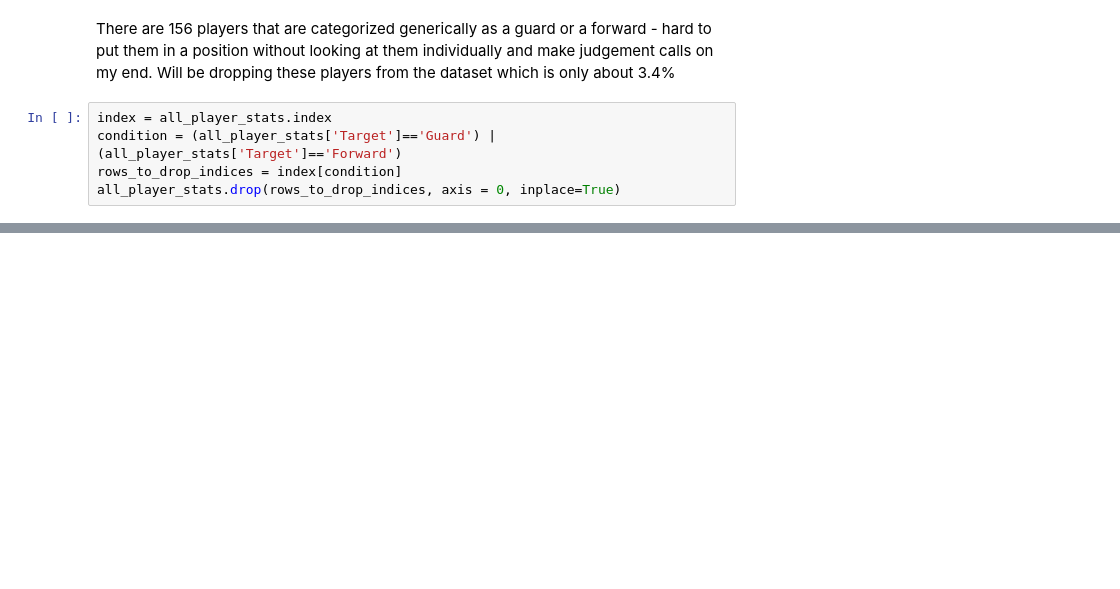
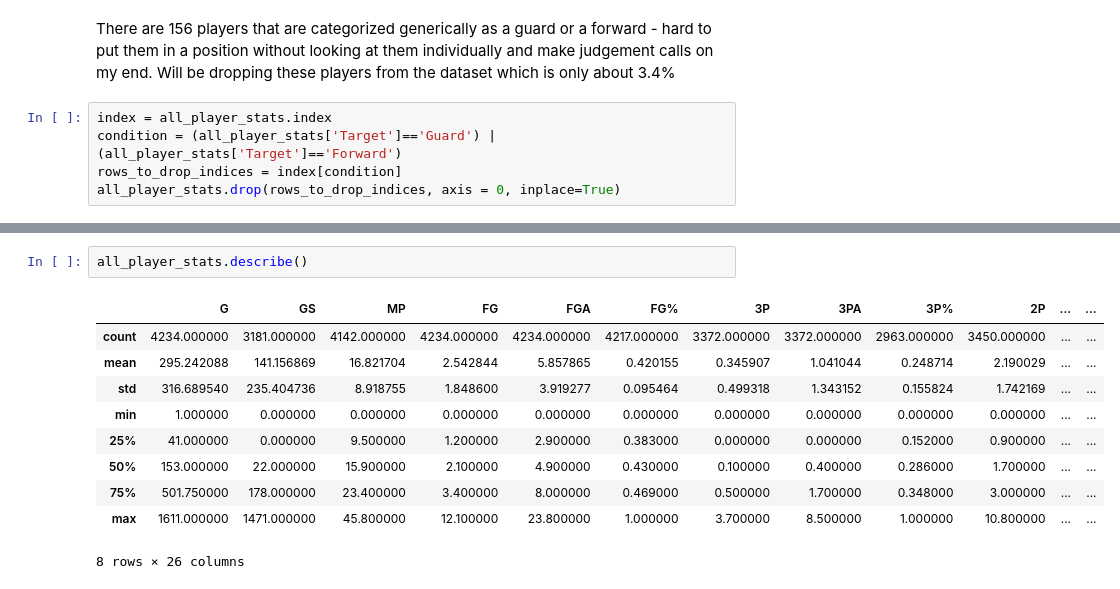
Before and after one commit to wjlau/capstone3, a Jupyter notebook: predicting_player_positions.ipynb, the cells around one changed output, grey strips where cells are left out. Drawn from its saved outputs; the diff is of its cells as text; blank space fills up the shorter version.

```diff
--- a/predicting_player_positions.ipynb
+++ b/predicting_player_positions.ipynb
@@ -215,0 +244,13 @@ plot_confusion_matrix(rf,X_test,y_test,xticks_rotation='vertical');
+# %%
+all_player_stats.describe()
+# %% [output]
+|  | G | GS | MP | FG | FGA | FG% | 3P | 3PA | 3P% | 2P | ... | ... |
+| count | 4234.000000 | 3181.000000 | 4142.000000 | 4234.000000 | 4234.000000 | 4217.000000 | 3372.000000 | 3372.000000 | 2963.000000 | 3450.000000 | ... | ... |
+| mean | 295.242088 | 141.156869 | 16.821704 | 2.542844 | 5.857865 | 0.420155 | 0.345907 | 1.041044 | 0.248714 | 2.190029 | ... | ... |
+| std | 316.689540 | 235.404736 | 8.918755 | 1.848600 | 3.919277 | 0.095464 | 0.499318 | 1.343152 | 0.155824 | 1.742169 | ... | ... |
+| min | 1.000000 | 0.000000 | 0.000000 | 0.000000 | 0.000000 | 0.000000 | 0.000000 | 0.000000 | 0.000000 | 0.000000 | ... | ... |
+| 25% | 41.000000 | 0.000000 | 9.500000 | 1.200000 | 2.900000 | 0.383000 | 0.000000 | 0.000000 | 0.152000 | 0.900000 | ... | ... |
+| 50% | 153.000000 | 22.000000 | 15.900000 | 2.100000 | 4.900000 | 0.430000 | 0.100000 | 0.400000 | 0.286000 | 1.700000 | ... | ... |
+| 75% | 501.750000 | 178.000000 | 23.400000 | 3.400000 | 8.000000 | 0.469000 | 0.500000 | 1.700000 | 0.348000 | 3.000000 | ... | ... |
+| max | 1611.000000 | 1471.000000 | 45.800000 | 12.100000 | 23.800000 | 1.000000 | 3.700000 | 8.500000 | 1.000000 | 10.800000 | ... | ... |
+8 rows × 26 columns
```
Also changed, not shown: parts of 42 cells of this notebook.
